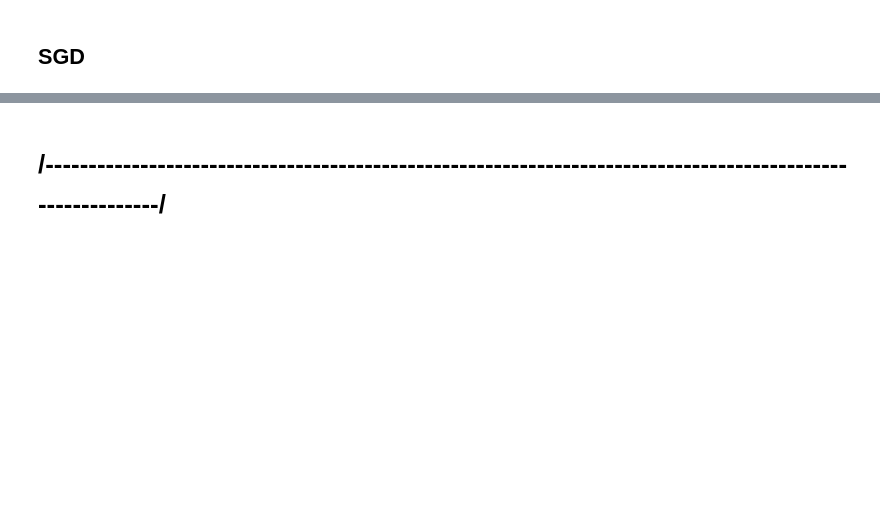
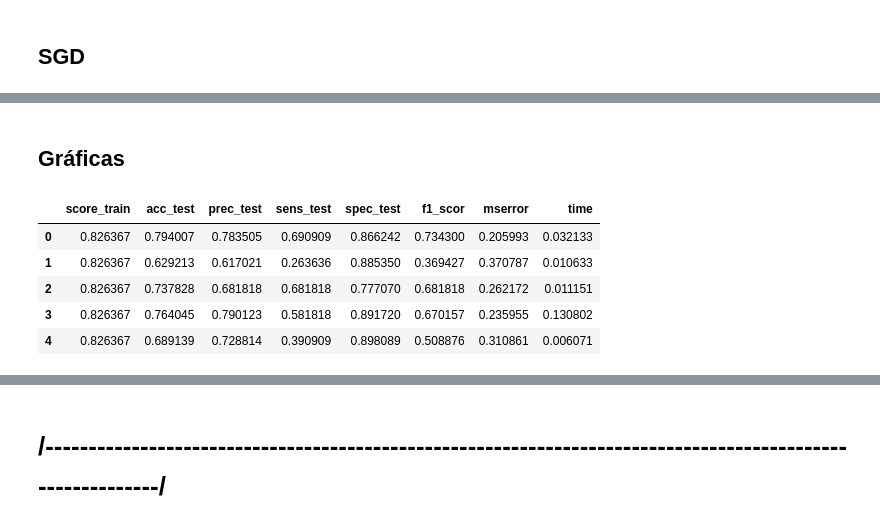
Before and after one commit to alejoso76/titanic-ml, a Jupyter notebook: Titanic.ipynb, the cells around one changed output, grey strips where cells are left out. Drawn from its saved outputs; the diff is of its cells as text; code cells hidden in the pictures; blank space fills up the shorter version.

```diff
--- a/Titanic.ipynb
+++ b/Titanic.ipynb
@@ -354,3 +361,5 @@ Sensivity test = 0.39090909090909093
 Specificity test = 0.8980891719745223
 F1 Score = 0.5088757396449705
 Mean Squared Error = 0.31086142322097376
+# %% [markdown]
+## Gráficas
@@ -356,0 +368,9 @@ Mean Squared Error = 0.31086142322097376
+# %%
+results_df
+# %% [output]
+|  | score_train | acc_test | prec_test | sens_test | spec_test | f1_scor | mserror | time |
+| 0 | 0.826367 | 0.794007 | 0.783505 | 0.690909 | 0.866242 | 0.734300 | 0.205993 | 0.032133 |
+| 1 | 0.826367 | 0.629213 | 0.617021 | 0.263636 | 0.885350 | 0.369427 | 0.370787 | 0.010633 |
+| 2 | 0.826367 | 0.737828 | 0.681818 | 0.681818 | 0.777070 | 0.681818 | 0.262172 | 0.011151 |
+| 3 | 0.826367 | 0.764045 | 0.790123 | 0.581818 | 0.891720 | 0.670157 | 0.235955 | 0.130802 |
+| 4 | 0.826367 | 0.689139 | 0.728814 | 0.390909 | 0.898089 | 0.508876 | 0.310861 | 0.006071 |
```
Also changed, not shown: parts of 10 cells of this notebook, 1 other file.
